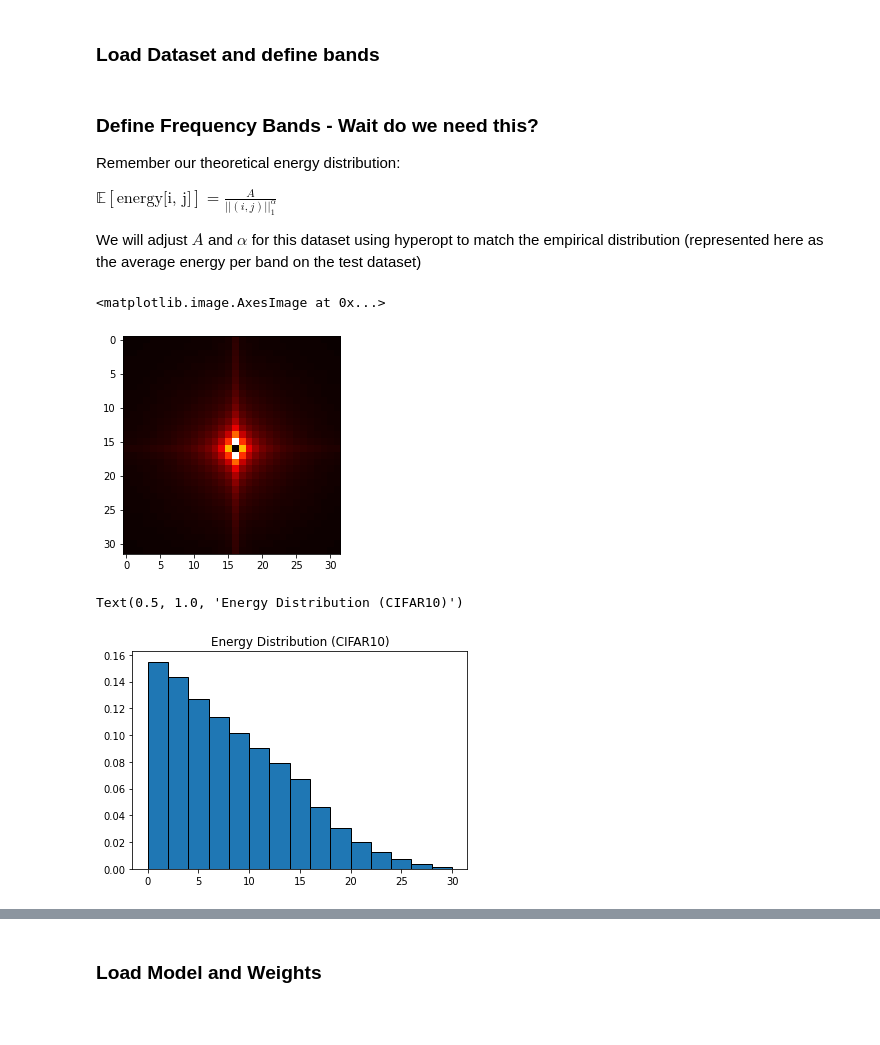
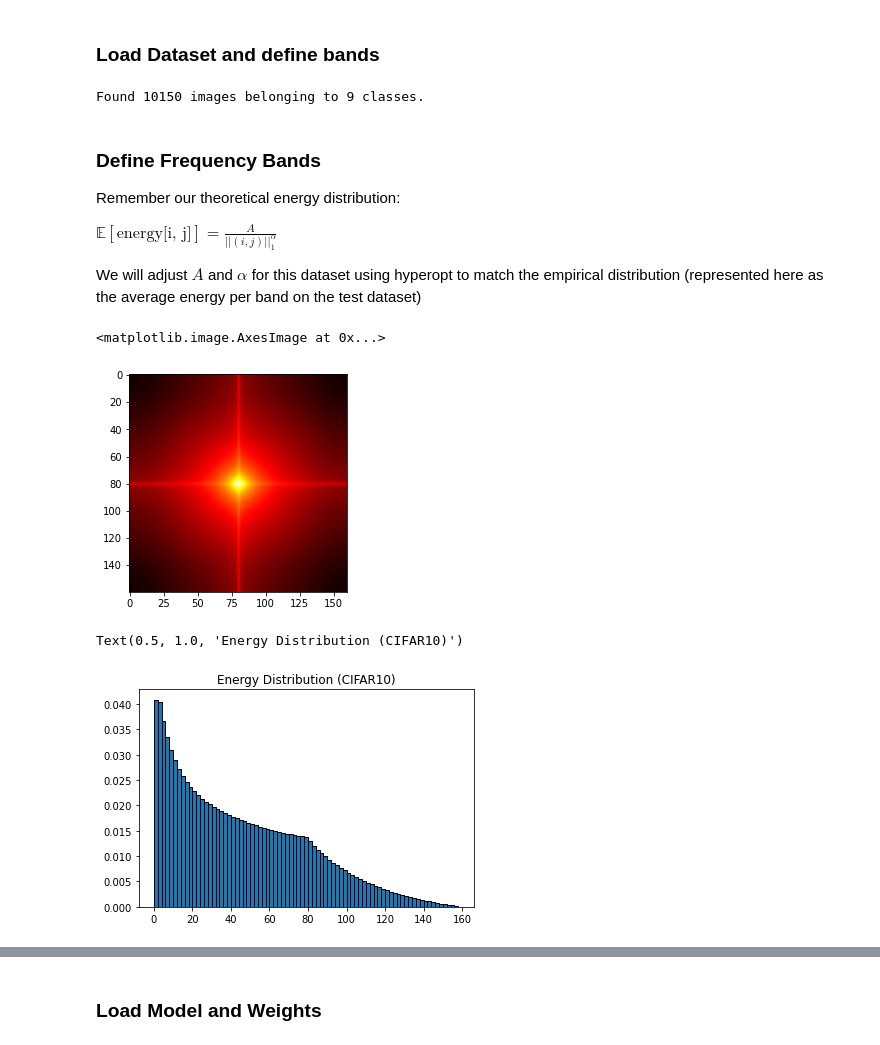
Before and after one commit to Abello966/FrequencyBiasExperiments, a Jupyter notebook: Main.ipynb, the cells around one changed output, grey strips where cells are left out. Drawn from its saved outputs; the diff is of its cells as text; code cells hidden in the pictures; blank space fills up the shorter version.

```diff
--- a/Main.ipynb
+++ b/Main.ipynb
@@ -22,16 +27,18 @@ Available datasets: CIFAR10
 # %%
 # Choose
-DATASET_NAME = "CIFAR10"
-#ARCH =
-#WEIGHTS =
-PERCENT = 0.2 # we suggest 0.2 for CIFAR10 and 0.1 for everything else
+DATASET_NAME = "RestrictedImageNet"
+MODEL_NAME = "2020-09-01_RestrictedImageNet_VGG16"
+PERCENT = 0.1 # we suggest 0.2 for CIFAR10 and 0.1 for everything else
+BATCH_SIZE = 16
 # %% [markdown]
 ### Load Dataset and define bands
 # %%
 # Choose Dataset - check which ones are available
-dataset = datasets.get_dataset(DATASET_NAME)
+dataset = datasets.get_test_dataset(DATASET_NAME, datasets.default_datagen, BATCH_SIZE)
+# %% [output]
+Found 10150 images belonging to 9 classes.
 # %% [markdown]
-### Define Frequency Bands - Wait do we need this?
+### Define Frequency Bands
 Remember our theoretical energy distribution:
 
 $\mathbb{E}[\text{energy[i, j]}] = \frac{A}{||(i, j)||_1^{\alpha}}$
@@ -44,16 +51,19 @@ emp_dist = utils.get_mean_energy_dataset(X_test)
+# %%
+# Version for generators
+emp_dist = utils.get_mean_energy_iterator(dataset.test_datagen)
 # %%
-plt.imshow(emp_dist, cmap="hot")
+plt.imshow(np.log(emp_dist), cmap="hot")
 # %% [output]
 <matplotlib.image.AxesImage at 0x...>
-[figure, old version]
+[figure, new version]
 # %%
-steps = np.arange(0, 32, 2)
+steps = np.arange(0, dataset.input_shape[1], 2)
 height, width = utils.get_energy_histogram(emp_dist, steps)
 plt.bar(steps[:-1], height, width, edgecolor="black", align="edge")
 plt.title("Energy Distribution (CIFAR10)")
 # %% [output]
 Text(0.5, 1.0, 'Energy Distribution (CIFAR10)')
-[figure, old version]
+[figure, new version]
 # %%
 percent_range = utils.get_percentage_masks_relevance(emp_dist, PERCENT)
 height, width = utils.get_energy_histogram(emp_dist, percent_range)
```
Also changed, not shown: parts of 12 cells of this notebook, 1 other file.
